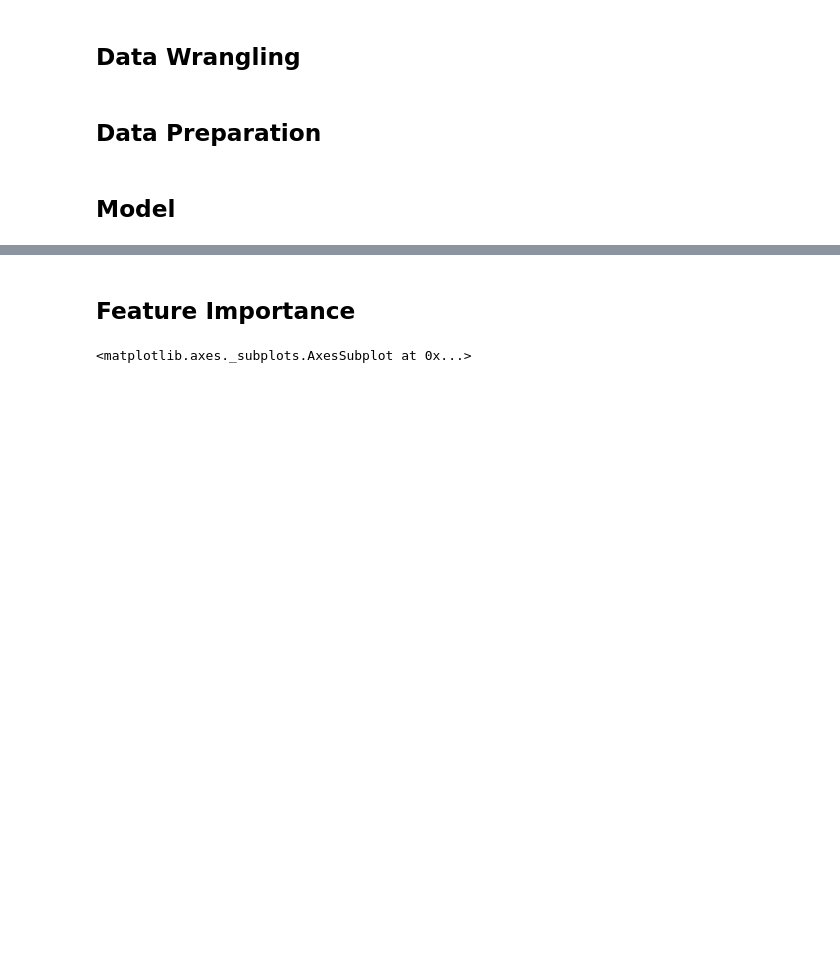
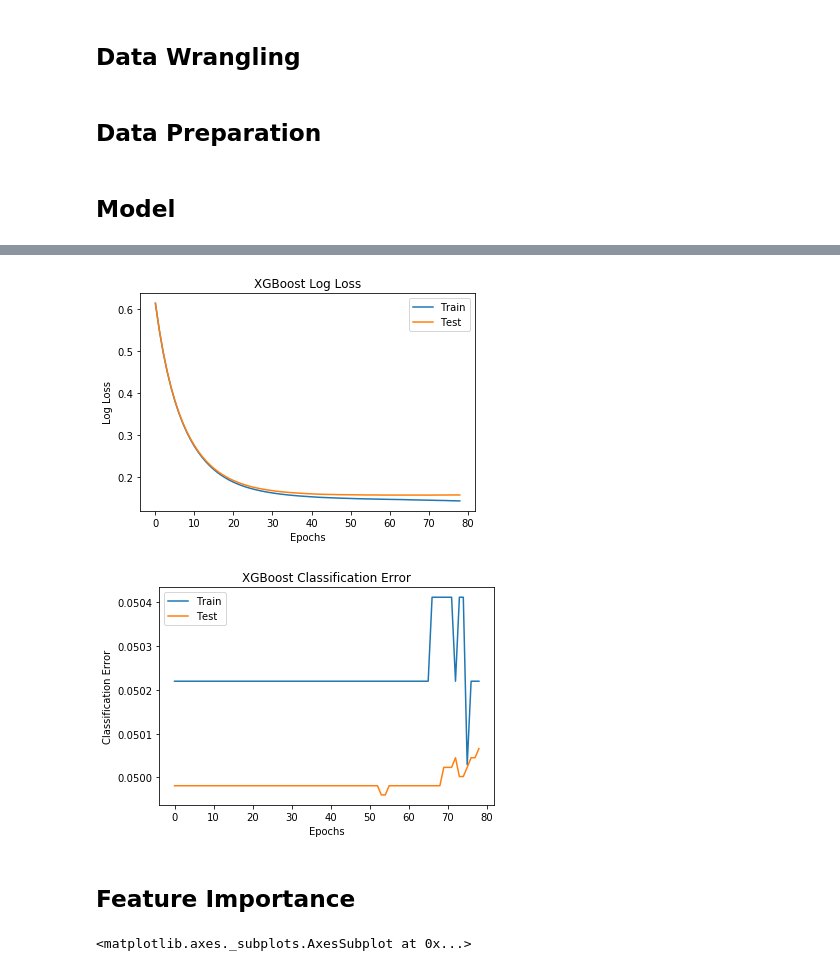
Before and after one commit to SebastianReimer/Classification_clinical_data, a Jupyter notebook: notebooks/Classification_Notebook.ipynb, the cells around one changed output, grey strips where cells are left out. Drawn from its saved outputs; the diff is of its cells as text; code cells hidden in the pictures; blank space fills up the shorter version.

```diff
--- a/notebooks/Classification_Notebook.ipynb
+++ b/notebooks/Classification_Notebook.ipynb
@@ -130,3 +146,29 @@ Accuracy: 94.94%
+# %%
+# retrieve performance metrics
+results = model.evals_result()
+epochs = len(results['validation_0']['error'])
+x_axis = range(0, epochs)
+# plot log loss
+fig, ax = plt.subplots()
+ax.plot(x_axis, results['validation_0']['logloss'], label='Train')
+ax.plot(x_axis, results['validation_1']['logloss'], label='Test')
+ax.legend()
+plt.ylabel('Log Loss')
+plt.xlabel('Epochs')
+plt.title('XGBoost Log Loss')
+plt.show()
+# plot classification error
+fig, ax = plt.subplots()
+ax.plot(x_axis, results['validation_0']['error'], label='Train')
+ax.plot(x_axis, results['validation_1']['error'], label='Test')
+ax.legend()
+plt.ylabel('Classification Error')
+plt.title('XGBoost Classification Error')
+plt.xlabel('Epochs')
+plt.show()
+# %% [output]
+[figure, added]
+[figure, added]
 # %% [markdown]
 ## Feature Importance
 # %%
```
Also changed, not shown: parts of 8 cells of this notebook.
